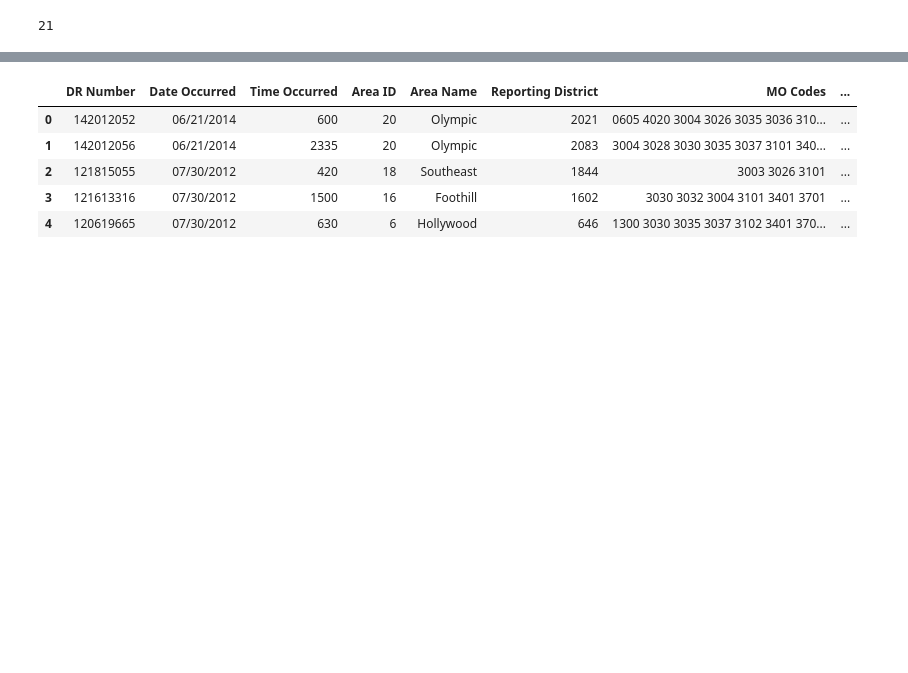
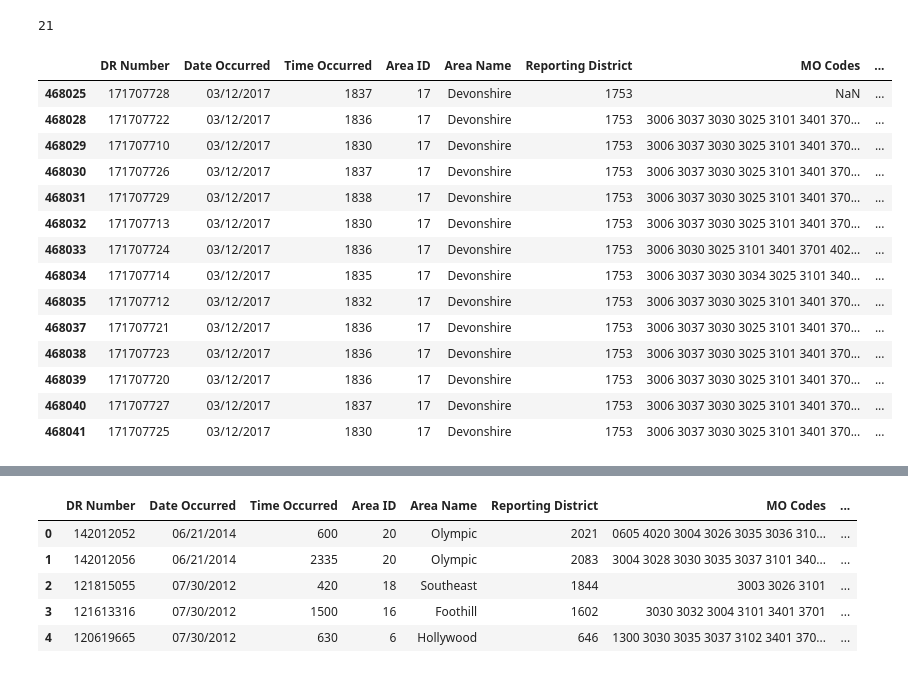
Before and after one commit to Safe-Routes-Finders/Data-Science, a Jupyter notebook: notebooks/Generate training data.ipynb, the cells around one changed output, grey strips where cells are left out. Cells and saved outputs as stored; diff of their text form; code cells hidden in the pictures; blank space fills up the shorter version.

```diff
--- a/notebooks/Generate training data.ipynb
+++ b/notebooks/Generate training data.ipynb
@@ -21,0 +24,18 @@ accidents['date_accident']= pd.to_datetime(accidents['Date Occurred'])
+# %%
+a[(a['Time Occurred']>=1800)&(a['Time Occurred']<1900)]
+# %% [output]
+|  | DR Number | Date Occurred | Time Occurred | Area ID | Area Name | Reporting District | MO Codes | ... |
+| 468025 | 171707728 | 03/12/2017 | 1837 | 17 | Devonshire | 1753 | NaN | ... |
+| 468028 | 171707722 | 03/12/2017 | 1836 | 17 | Devonshire | 1753 | 3006 3037 3030 3025 3101 3401 370... | ... |
+| 468029 | 171707710 | 03/12/2017 | 1830 | 17 | Devonshire | 1753 | 3006 3037 3030 3025 3101 3401 370... | ... |
+| 468030 | 171707726 | 03/12/2017 | 1837 | 17 | Devonshire | 1753 | 3006 3037 3030 3025 3101 3401 370... | ... |
+| 468031 | 171707729 | 03/12/2017 | 1838 | 17 | Devonshire | 1753 | 3006 3037 3030 3025 3101 3401 370... | ... |
+| 468032 | 171707713 | 03/12/2017 | 1830 | 17 | Devonshire | 1753 | 3006 3037 3030 3025 3101 3401 370... | ... |
+| 468033 | 171707724 | 03/12/2017 | 1836 | 17 | Devonshire | 1753 | 3006 3030 3025 3101 3401 3701 402... | ... |
+| 468034 | 171707714 | 03/12/2017 | 1835 | 17 | Devonshire | 1753 | 3006 3037 3030 3034 3025 3101 340... | ... |
+| 468035 | 171707712 | 03/12/2017 | 1832 | 17 | Devonshire | 1753 | 3006 3037 3030 3025 3101 3401 370... | ... |
+| 468037 | 171707721 | 03/12/2017 | 1836 | 17 | Devonshire | 1753 | 3006 3037 3030 3025 3101 3401 370... | ... |
+| 468038 | 171707723 | 03/12/2017 | 1836 | 17 | Devonshire | 1753 | 3006 3037 3030 3025 3101 3401 370... | ... |
+| 468039 | 171707720 | 03/12/2017 | 1836 | 17 | Devonshire | 1753 | 3006 3037 3030 3025 3101 3401 370... | ... |
+| 468040 | 171707727 | 03/12/2017 | 1837 | 17 | Devonshire | 1753 | 3006 3037 3030 3025 3101 3401 370... | ... |
+| 468041 | 171707725 | 03/12/2017 | 1830 | 17 | Devonshire | 1753 | 3006 3037 3030 3025 3101 3401 370... | ... |
```
Also changed, not shown: parts of 2 cells of this notebook, 1 other file.
